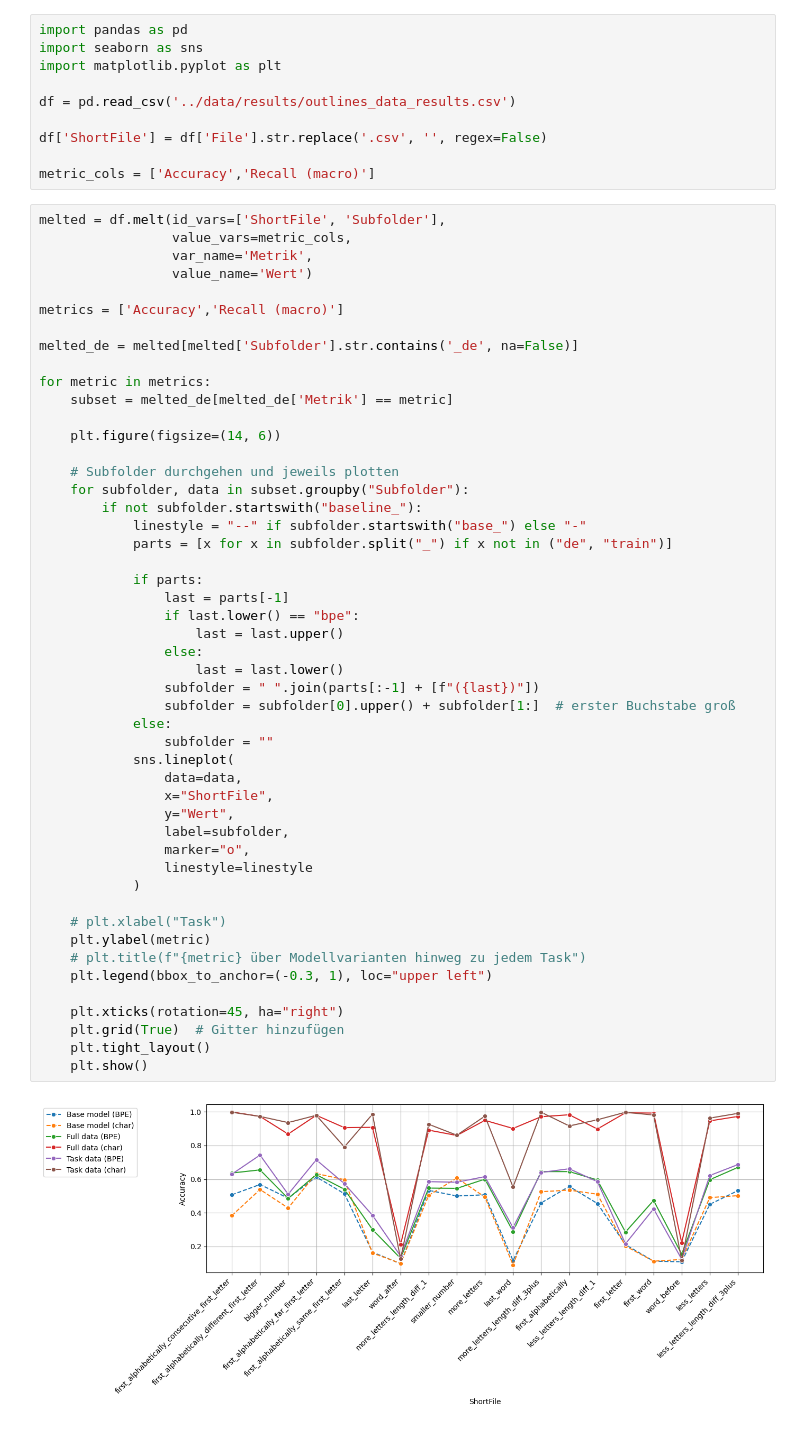
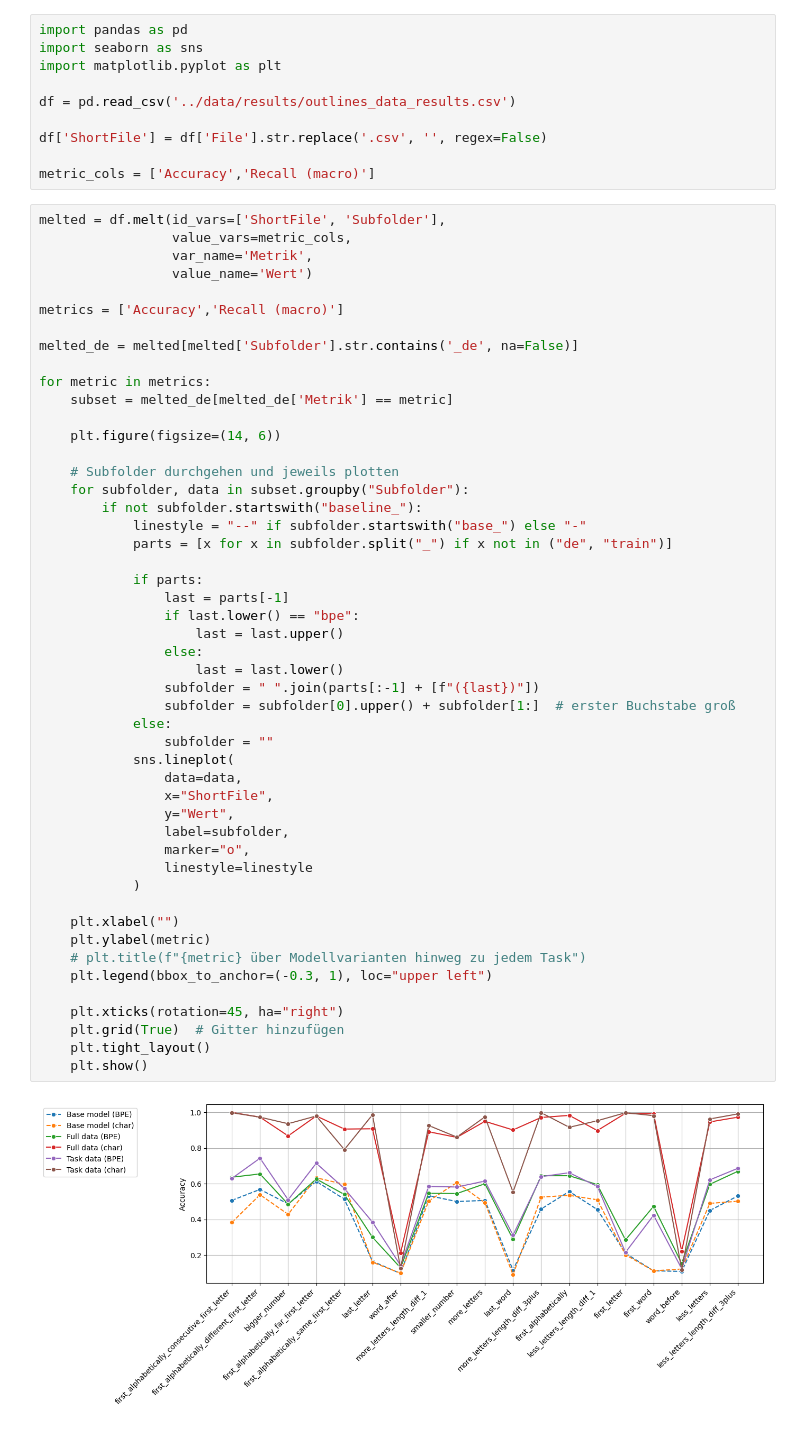
Before and after one commit to LaurensWink/Finetuning_GPT_2, a Jupyter notebook: pjs/results.ipynb, the cells around one changed output. Cells and saved outputs as stored; diff of their text form.

```diff
--- a/pjs/results.ipynb
+++ b/pjs/results.ipynb
@@ -30,32 +30,32 @@ for metric in metrics:
             parts = [x for x in subfolder.split("_") if x not in ("de", "train")]
 
             if parts:
                 last = parts[-1]
                 if last.lower() == "bpe":
                     last = last.upper()
                 else:
                     last = last.lower()
                 subfolder = " ".join(parts[:-1] + [f"({last})"])
                 subfolder = subfolder[0].upper() + subfolder[1:]  # erster Buchstabe groß
             else:
                 subfolder = ""
             sns.lineplot(
                 data=data,
                 x="ShortFile",
                 y="Wert",
                 label=subfolder,
                 marker="o",
                 linestyle=linestyle
             )
 
-    # plt.xlabel("Task")
+    plt.xlabel("")
     plt.ylabel(metric)
     # plt.title(f"{metric} über Modellvarianten hinweg zu jedem Task")
     plt.legend(bbox_to_anchor=(-0.3, 1), loc="upper left")
 
     plt.xticks(rotation=45, ha="right")
     plt.grid(True)  # Gitter hinzufügen
     plt.tight_layout()
     plt.show()
 # %% [output]
-[figure, old version]
+[figure, new version]
```
Also changed, not shown: parts of 2 cells of this notebook.
